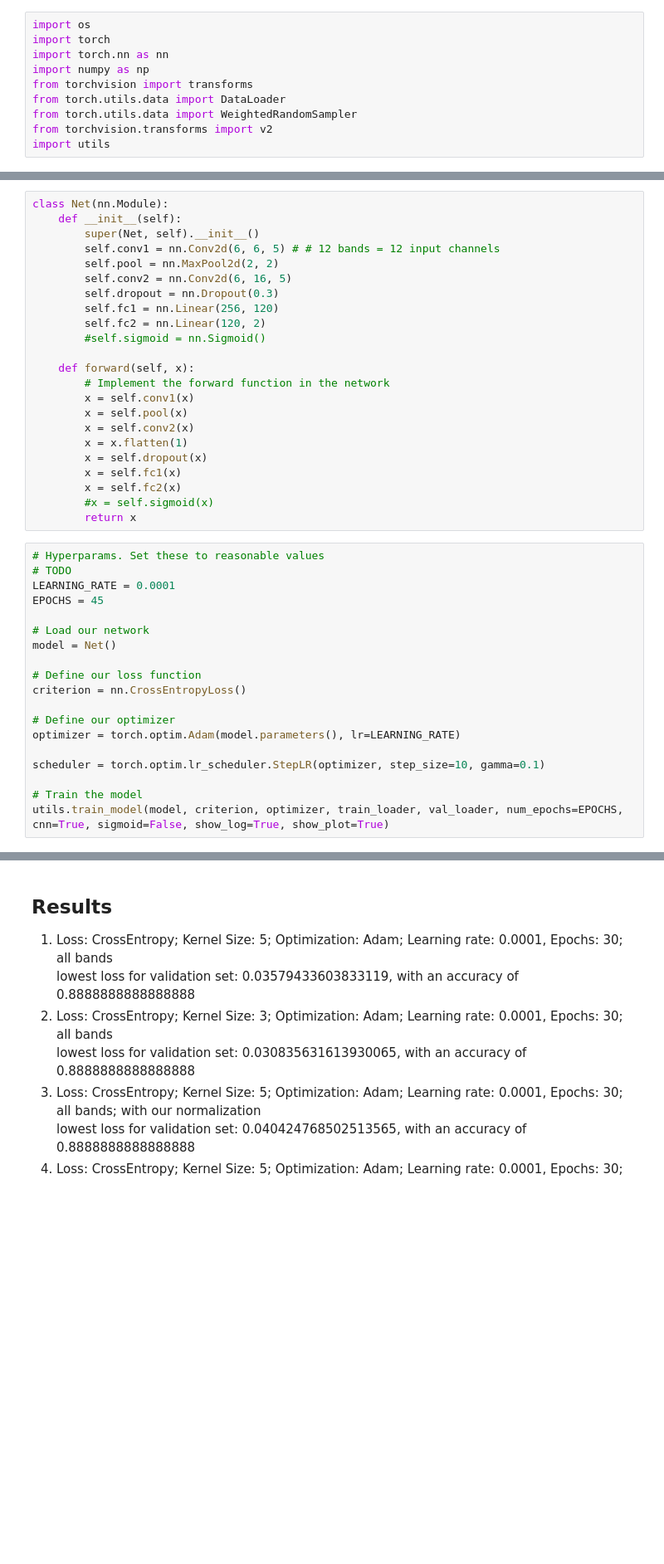
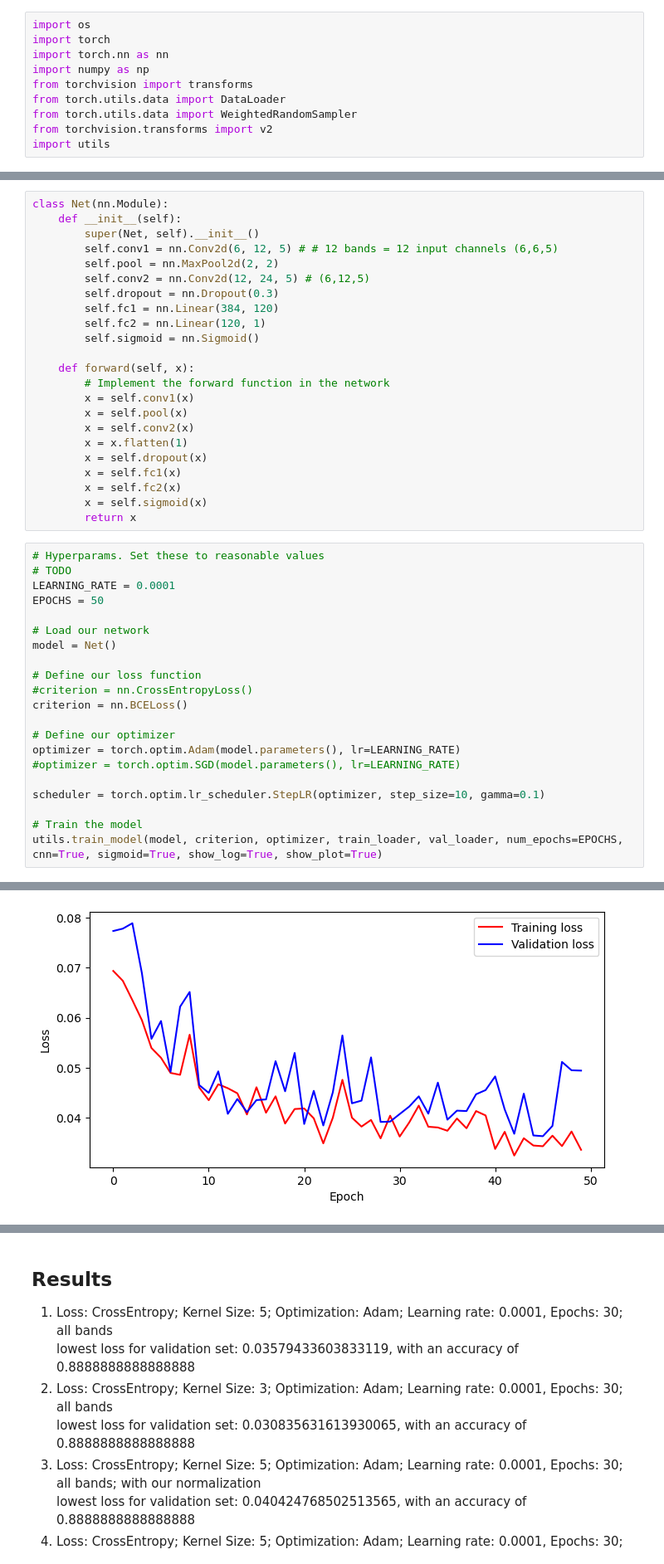
Before and after one commit to Kyrne/D7046E-Project, a Jupyter notebook: cnn.ipynb, the cells around one changed output, grey strips where cells are left out. Shown at 83% size. Drawn from its saved outputs; the diff is of its cells as text; blank space fills up the shorter version.

```diff
--- a/cnn.ipynb
+++ b/cnn.ipynb
@@ -48,13 +48,13 @@ test_loader = DataLoader(test_data, batch_size=BATCH_SIZE, shuffle=SHUFFLE)
 class Net(nn.Module):
     def __init__(self):
         super(Net, self).__init__()
-        self.conv1 = nn.Conv2d(6, 6, 5) # # 12 bands = 12 input channels
+        self.conv1 = nn.Conv2d(6, 12, 5) # # 12 bands = 12 input channels (6,6,5)
         self.pool = nn.MaxPool2d(2, 2)
-        self.conv2 = nn.Conv2d(6, 16, 5)
+        self.conv2 = nn.Conv2d(12, 24, 5) # (6,12,5)
         self.dropout = nn.Dropout(0.3)
-        self.fc1 = nn.Linear(256, 120)
-        self.fc2 = nn.Linear(120, 2)
-        #self.sigmoid = nn.Sigmoid()
+        self.fc1 = nn.Linear(384, 120)
+        self.fc2 = nn.Linear(120, 1)
+        self.sigmoid = nn.Sigmoid()
 
     def forward(self, x):
         # Implement the forward function in the network
@@ -65,25 +65,27 @@ class Net(nn.Module):
         x = self.dropout(x)
         x = self.fc1(x)
         x = self.fc2(x)
-        #x = self.sigmoid(x)
+        x = self.sigmoid(x)
         return x
 # %%
 # Hyperparams. Set these to reasonable values
 # TODO
 LEARNING_RATE = 0.0001
-EPOCHS = 45
+EPOCHS = 50
 
 # Load our network
 model = Net()
 
 # Define our loss function
-criterion = nn.CrossEntropyLoss()
+#criterion = nn.CrossEntropyLoss()
+criterion = nn.BCELoss()
 
 # Define our optimizer
 optimizer = torch.optim.Adam(model.parameters(), lr=LEARNING_RATE)
+#optimizer = torch.optim.SGD(model.parameters(), lr=LEARNING_RATE)
 
 scheduler = torch.optim.lr_scheduler.StepLR(optimizer, step_size=10, gamma=0.1)
 
 # Train the model
-utils.train_model(model, criterion, optimizer, train_loader, val_loader, num_epochs=EPOCHS, cnn=True, sigmoid=False, show_log=True, show_plot=True)
+utils.train_model(model, criterion, optimizer, train_loader, val_loader, num_epochs=EPOCHS, cnn=True, sigmoid=True, show_log=True, show_plot=True)
 # %% [output]
@@ -106,0 +109 @@ Validation accuracy = 0.8055555555555556
+[figure, added]
```
Also changed, not shown: parts of 8 cells of this notebook, 1 other file.
